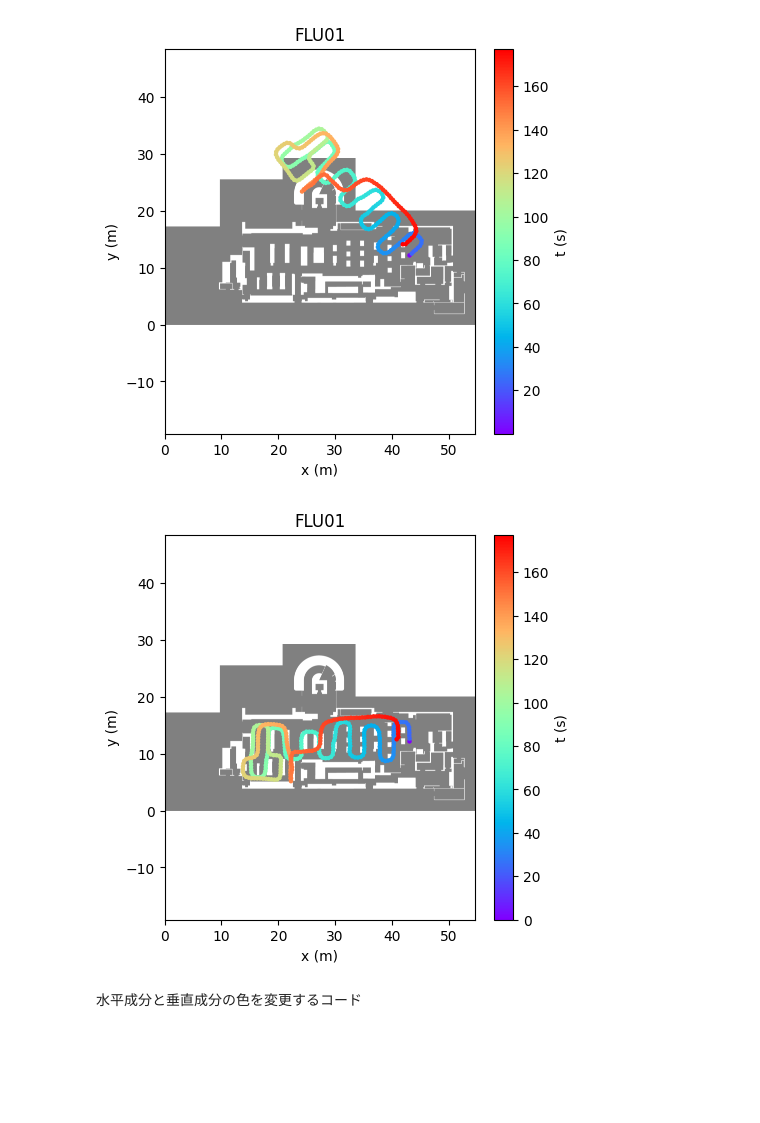
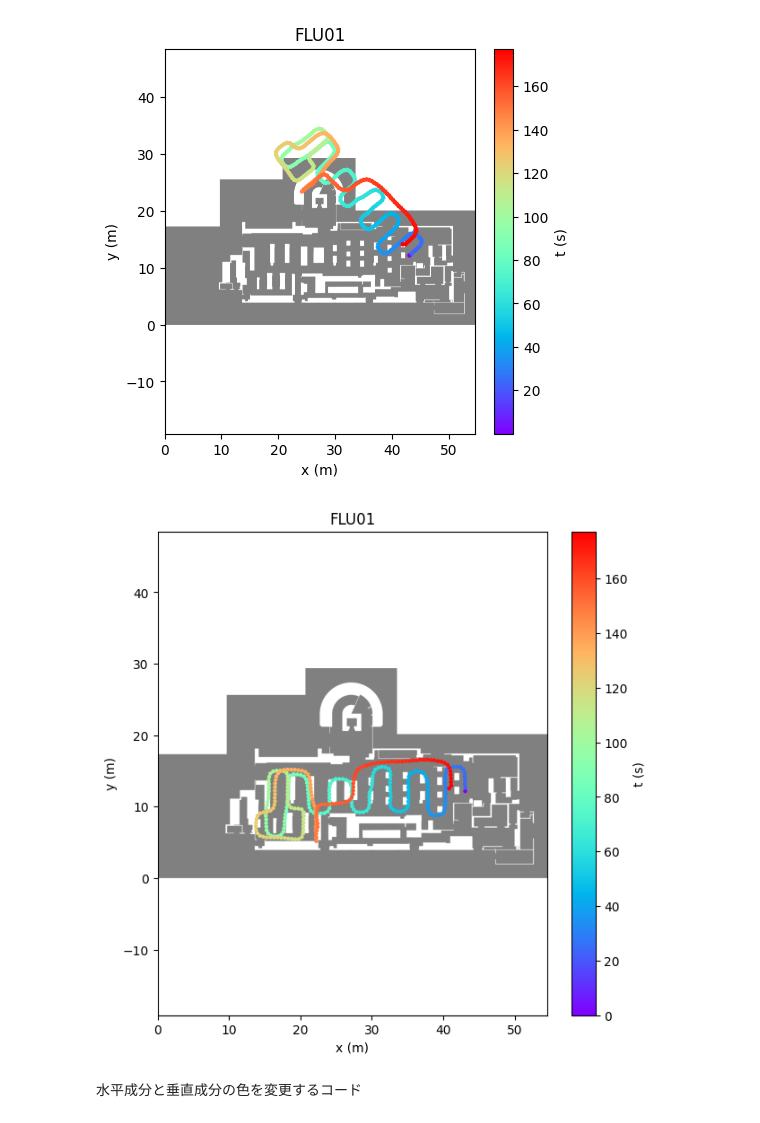
Before and after one commit to happy663/xDR-Challenge-2023-EvaalAPI-server-access, a Jupyter notebook: src/stable_main_pdr.ipynb, the cells around one changed output. Cells and saved outputs as stored; diff of their text form; code cells hidden in the pictures; blank space fills up the shorter version.

```diff
--- a/src/stable_main_pdr.ipynb
+++ b/src/stable_main_pdr.ipynb
@@ -143,35 +143,35 @@ utils.plot_displacement_map(
 
 from sub import estimate, pdr_direction, utils
 
 importlib.reload(pdr_direction)
 importlib.reload(utils)
 importlib.reload(estimate)
 
 straight_angle_df, straight_angle_displacement = (
     pdr_direction.rotate_trajectory_to_optimal_alignment_using_map(
         acc_df,
         first_time_remove_drift_angle,
         edit_map_dict,
         floor_name,
         dx,
         dy,
         ground_truth_first_point={
             "x": ground_truth_df.x[0],
             "y": ground_truth_df.y[0],
         },
     )
 )
 
 utils.plot_displacement_map(
     map_dict,
     floor_name,
     dx,
     dy,
     straight_angle_displacement,
-    fig_size=(5, 5),
+    fig_size=(7, 7),
 )
 # %% [output]
-[figure, old version]
+[figure, new version]
 # %% [markdown]
 水平成分と垂直成分の色を変更するコード
 # %%
```
Also changed, not shown: parts of 1 cell of this notebook, 1 other file.
